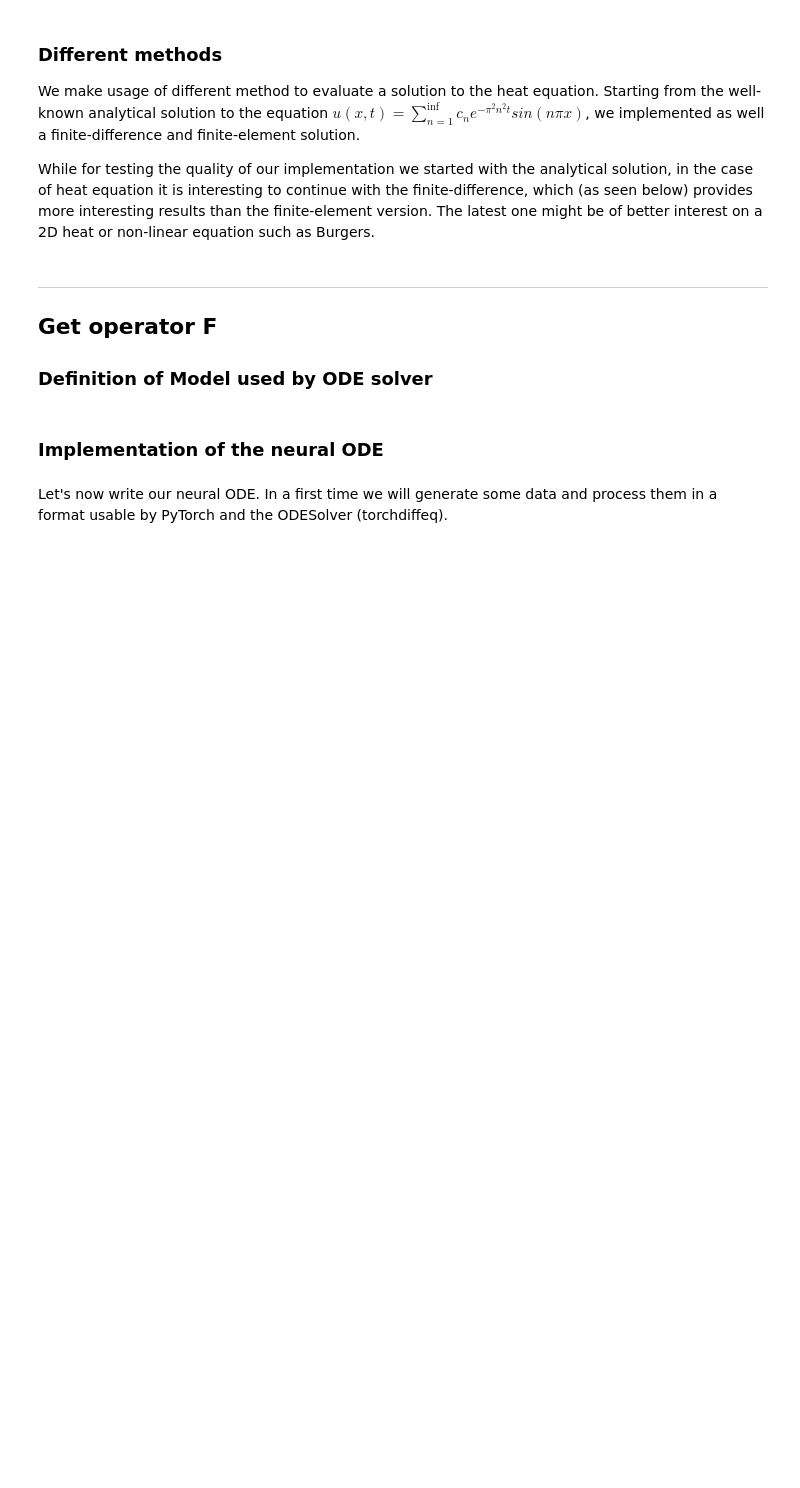
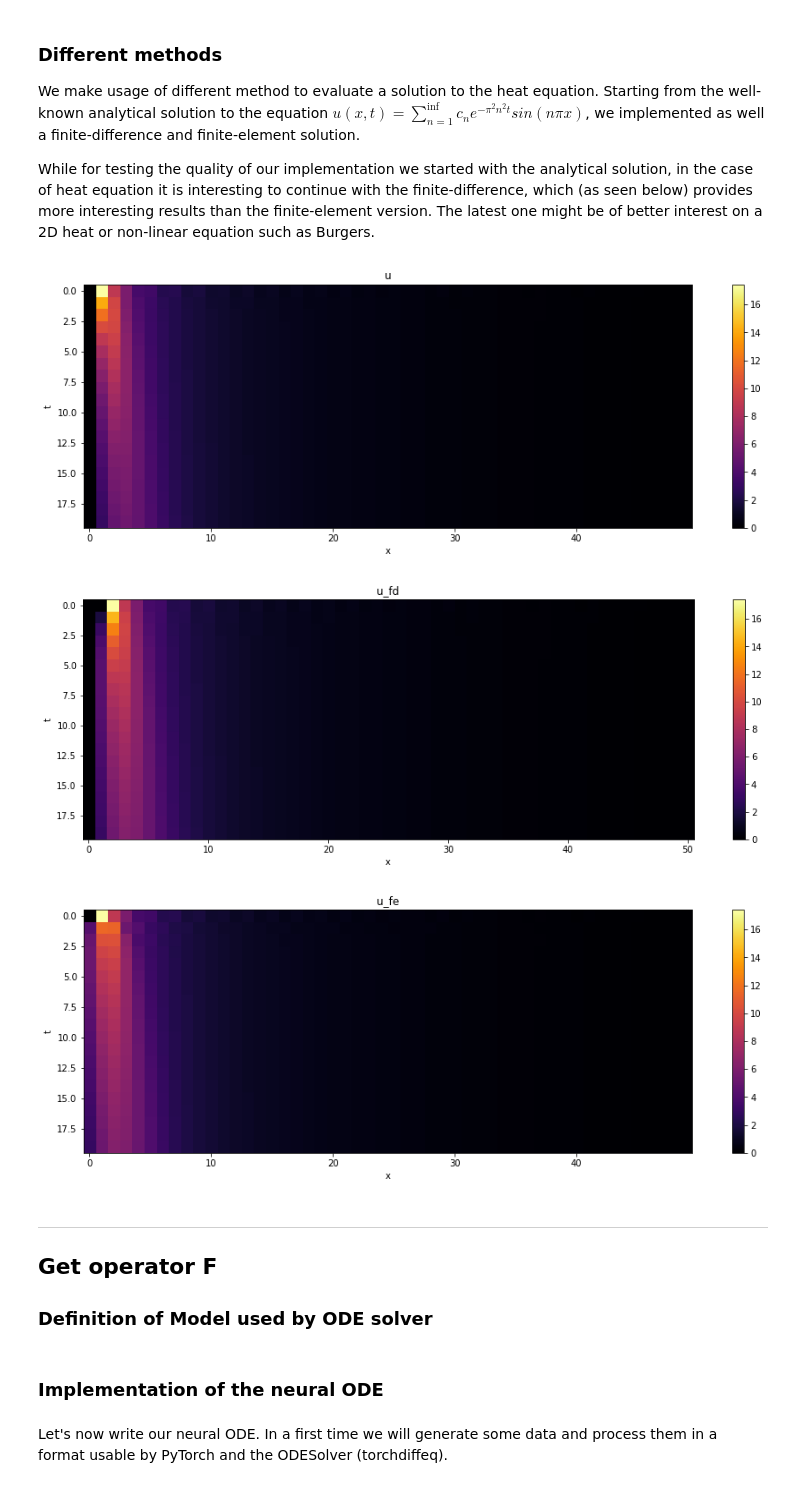
Before and after one commit to vdesgrange/closure-model, a Jupyter notebook: experiments/heat_equation_ode_solver_experiments.ipynb, the cells around one changed output. Drawn from its saved outputs; the diff is of its cells as text; code cells hidden in the pictures; blank space fills up the shorter version.

```diff
--- a/experiments/heat_equation_ode_solver_experiments.ipynb
+++ b/experiments/heat_equation_ode_solver_experiments.ipynb
@@ -52,14 +52,19 @@ we implemented as well a finite-difference and finite-element solution.
 
 While for testing the quality of our implementation we started with the analytical solution, in the case of heat equation it is interesting to continue with the finite-difference, which (as seen below) provides more interesting results than the finite-element version. The latest one might be of better interest on a 2D heat or non-linear equation such as Burgers.
 # %%
-u, _ = get_heat(0.001, 0., 1., 0., 20, 50)
-u_fd, _ = get_heat_fd(0.001, 0., 1., 0., 20, 50)
-u_fe, _ = get_heat_fe(0.001, 0., 1., 0., 20, 50)
+%matplotlib inline
+u, _ = get_heat(0.001, 0.0001, 1., 0., 20, 50)
+u_fd, _ = get_heat_fd(0.001, 0.0001, 1., 0., 20, 50)
+u_fe, _ = get_heat_fe(0.001, 0.0001, 1., 0., 20, 50)
 
 # Keep initial conditions. Change if start from t=1
-show_state(u[:], 'u')
-show_state(u_fd[:], 'u_fd')
-show_state(u_fe[:], 'u_fe')
+show_state(u, 'u')
+show_state(u_fd, 'u_fd')
+show_state(u_fe, 'u_fe')
+# %% [output]
+[figure, added]
+[figure, added]
+[figure, added]
 # %% [markdown]
 ---
 
```
Also changed, not shown: parts of 14 cells of this notebook.
